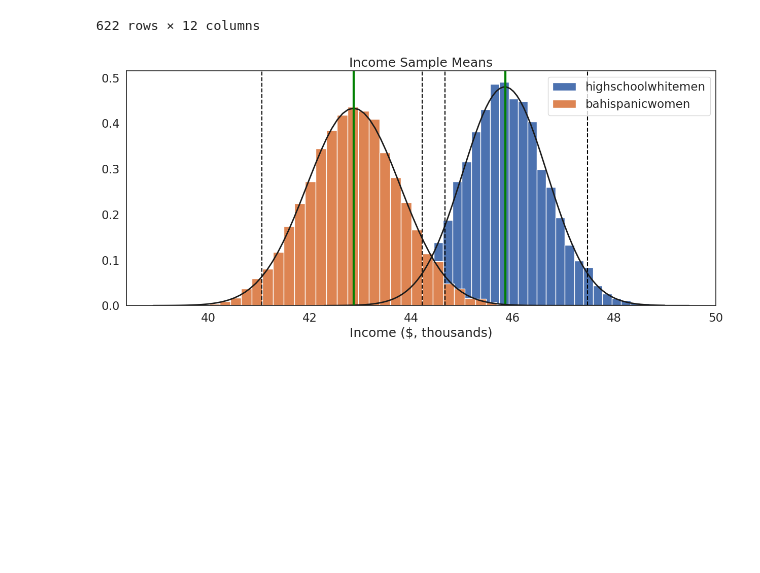
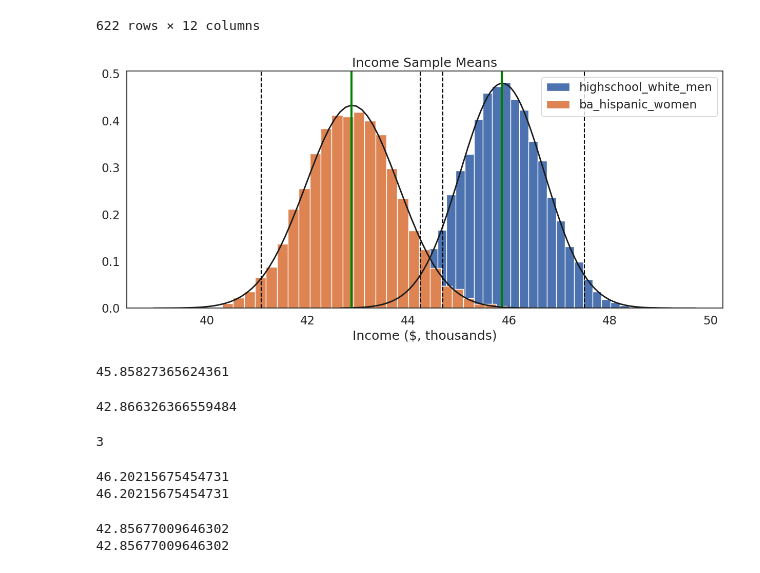
Before and after one commit to Sammy-aaa/QM2-1, a Jupyter notebook: notebooks/W05. Distributions and Basic Statistics.ipynb, the cells around one changed output. Cells and saved outputs as stored; diff of their text form; code cells hidden in the pictures; blank space fills up the shorter version.

```diff
--- a/notebooks/W05. Distributions and Basic Statistics.ipynb
+++ b/notebooks/W05. Distributions and Basic Statistics.ipynb
@@ -540,8 +540,8 @@ Intersectionality is an important consideration when thinking about inequality.
 
 5. Is this difference likely to occur due to random chance? Answer using a 95% confidence interval.
 # %%
-highschoolwhitemen=df[(df['sch']==12) & (df['sex']==1) & (df['race']==1)]
-highschoolwhitemen
+highschool_white_men=df[(df['sch']==12) & (df['sex']==1) & (df['race']==1)]
+highschool_white_men
 # %% [output]
 |  | year | state | age | sex | race | sch | ind | union | incwage | realhrwage | ... |
 | 36 | 2013 | 12 | 41 | 1 | 1 | 12.0 | 7070 | 1.0 | 28000.0 | 12.293828 | ... |
@@ -557,8 +557,8 @@ highschoolwhitemen
 | 175902 | 2013 | 8 | 57 | 1 | 1 | 12.0 | 7570 | 1.0 | 40000.0 | 18.440742 | ... |
 4893 rows × 12 columns
 # %%
-bahispanicwomen=df[(df['sch']==16) & (df['sex']==2) & (df['race']==3)]
-bahispanicwomen
+ba_hispanic_women=df[(df['sch']==16) & (df['sex']==2) & (df['race']==3)]
+ba_hispanic_women
 # %% [output]
 |  | year | state | age | sex | race | sch | ind | union | incwage | realhrwage | ... |
 | 176351 | 2013 | 48 | 50 | 2 | 3 | 16.0 | 8290 | 0.0 | 40000.0 | 18.440742 | ... |
@@ -574,6 +574,58 @@ bahispanicwomen
 | 343986 | 2013 | 17 | 33 | 2 | 3 | 16.0 | 3960 | 0.0 | 35000.0 | 16.135649 | ... |
 622 rows × 12 columns
 # %%
-two_hist([highschoolwhitemen['income'],bahispanicwomen['income']],['highschoolwhitemen','bahispanicwomen'],'Income ($, thousands)', "Income Sample Means")
+two_hist([highschool_white_men['income'],ba_hispanic_women['income']],['highschool_white_men','ba_hispanic_women'],'Income ($, thousands)', "Income Sample Means")
 # %% [output]
-[figure, old version]
+[figure, new version]
+# %%
+highschool_white_men_mean=highschool_white_men['income'].mean()
+highschool_white_men_mean
+# %% [output]
+45.85827365624361
+# %%
+ba_hispanic_women_mean=ba_hispanic_women['income'].mean()
+ba_hispanic_women_mean
+# %% [output]
+42.866326366559484
+# %%
+round(highschool_white_men_mean-ba_hispanic_women_mean)
+# %% [output]
+3
+# %%
+sample_size=4893 # set the sample size equal to 1000
+sample_means=[] # create an empty list to store sample means
+
+sample=highschool_white_men.sample(sample_size, replace=True) # draw a sample of the size specified by the "sample_size" parameter
+sample_mean=sample['income'].mean() # calculate the mean of the sample
+sample_means.append(sample_mean) # append the sample mean to the list of sample means
+
+
+mu, se = norm.fit(sample_means) # fit a normal distribution to the data
+p = norm.pdf(x, mu, se) # calculate the probability density function for the normal distribution
+mean=highschool_white_men['income'].mean() # calculate the mean of the variable
+lower_ci=mu-se*1.96 # calculate the lower bound of the 95% confidence interval
+upper_ci=mu+se*1.96 # calculate the upper bound of the 95% confidence interval
+print(lower_ci)
+print(upper_ci)
+# %% [output]
+46.20215675454731
+46.20215675454731
+# %%
+sample_size=622 # set the sample size equal to 1000
+sample_means=[] # create an empty list to store sample means
+
+sample=ba_hispanic_women.sample(sample_size, replace=True) # draw a sample of the size specified by the "sample_size" parameter
+sample_mean=sample['income'].mean() # calculate the mean of the sample
+sample_means.append(sample_mean) # append the sample mean to the list of sample means
+
+
+mu, se = norm.fit(sample_means) # fit a normal distribution to the data
+p = norm.pdf(x, mu, se) # calculate the probability density function for the normal distribution
+mean=highschool_white_men['income'].mean() # calculate the mean of the variable
+lower_ci=mu-se*1.96 # calculate the lower bound of the 95% confidence interval
+upper_ci=mu+se*1.96 # calculate the upper bound of the 95% confidence interval
+print(lower_ci)
+print(upper_ci)
+# %% [output]
+42.85677009646302
+42.85677009646302
```
Also changed, not shown: parts of 5 cells of this notebook.
